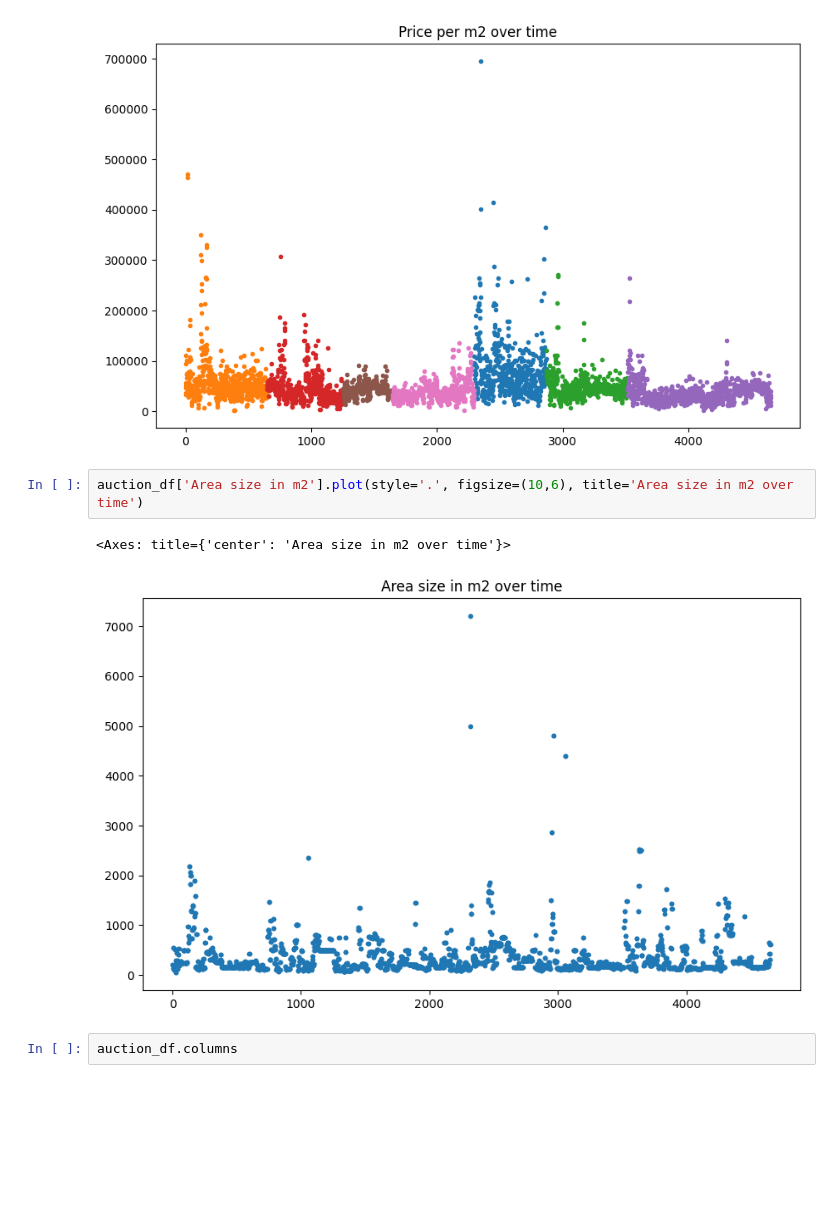
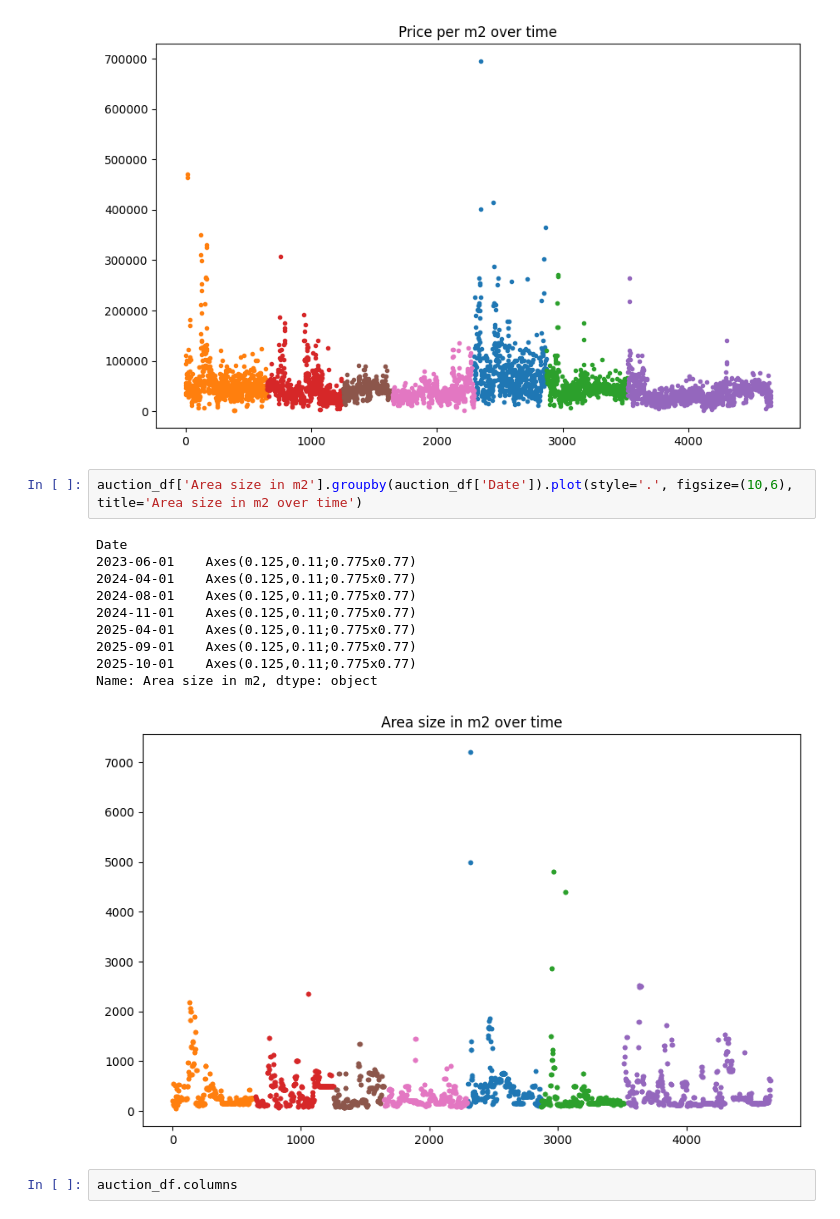
Before and after one commit to Solhemi/Land_auction_price_prediction_model_in_Addis, a Jupyter notebook: land_auction_price_prediction_model.ipynb, the cells around one changed output. Saved outputs shown, nothing was run; the diff lists cells and outputs as text; blank space fills up the shorter version.

Commit message:
land_area_grouped_by_date

```diff
--- a/land_auction_price_prediction_model.ipynb
+++ b/land_auction_price_prediction_model.ipynb
@@ -162,10 +162,18 @@ Date
 Name: Price per m2, dtype: object
 [figure]
 # %%
-auction_df['Area size in m2'].plot(style='.', figsize=(10,6), title='Area size in m2 over time')
+auction_df['Area size in m2'].groupby(auction_df['Date']).plot(style='.', figsize=(10,6), title='Area size in m2 over time')
 # %% [output]
-<Axes: title={'center': 'Area size in m2 over time'}>
+Date
+2023-06-01    Axes(0.125,0.11;0.775x0.77)
+2024-04-01    Axes(0.125,0.11;0.775x0.77)
+2024-08-01    Axes(0.125,0.11;0.775x0.77)
+2024-11-01    Axes(0.125,0.11;0.775x0.77)
+2025-04-01    Axes(0.125,0.11;0.775x0.77)
+2025-09-01    Axes(0.125,0.11;0.775x0.77)
+2025-10-01    Axes(0.125,0.11;0.775x0.77)
+Name: Area size in m2, dtype: object
-[figure, old version]
+[figure, new version]
 # %%
 auction_df.columns
 # %% [output]
```
